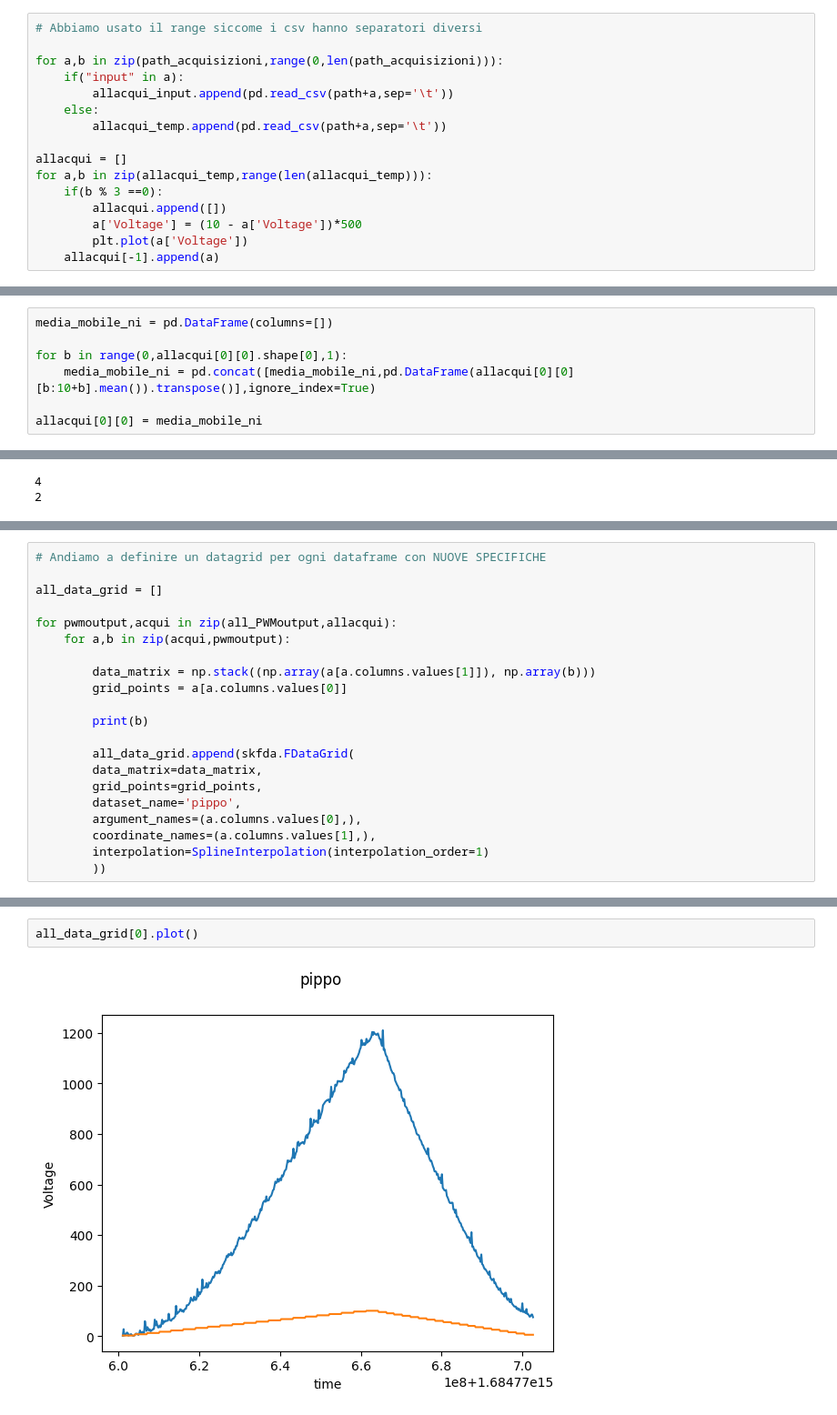
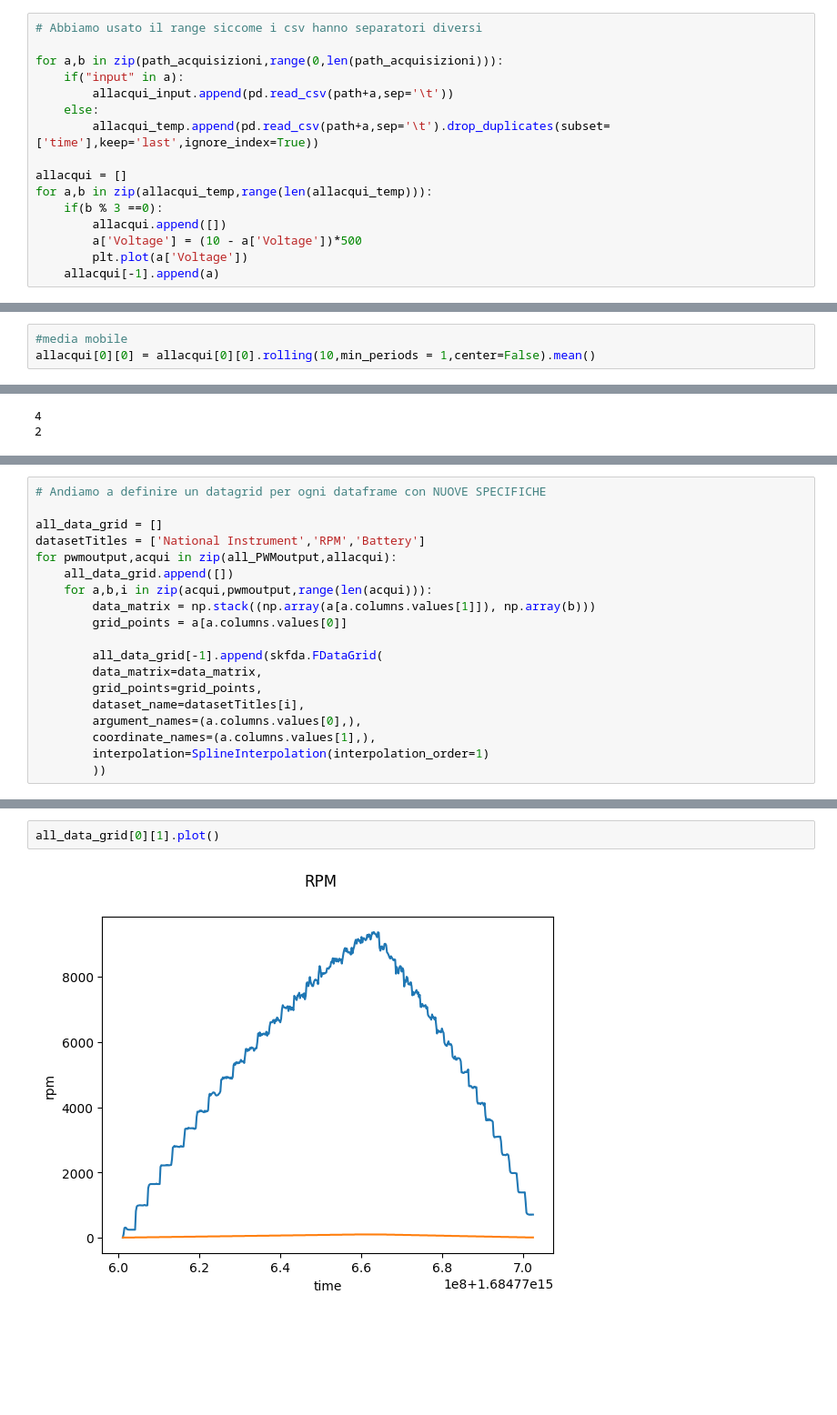
Before and after one commit to Simone-Scalella/Manutenzione_preventiva, a Jupyter notebook: analisi.ipynb, the cells around one changed output, grey strips where cells are left out. Shown at 91% size. Cells and saved outputs as stored; diff of their text form; blank space fills up the shorter version.

Commit message:
paramtrization and graph for all first acquirement

```diff
--- a/analisi.ipynb
+++ b/analisi.ipynb
@@ -30,7 +30,7 @@ for a,b in zip(path_acquisizioni,range(0,len(path_acquisizioni))):
     if("input" in a):
         allacqui_input.append(pd.read_csv(path+a,sep='\t'))
     else:
-        allacqui_temp.append(pd.read_csv(path+a,sep='\t'))
+        allacqui_temp.append(pd.read_csv(path+a,sep='\t').drop_duplicates(subset=['time'],keep='last',ignore_index=True))
 
 allacqui = []
 for a,b in zip(allacqui_temp,range(len(allacqui_temp))):
@@ -65,7 +64,0 @@ for a in range(len(allacqui[0])):
-# %%
-media_mobile_ni = pd.DataFrame(columns=[])
-
-for b in range(0,allacqui[0][0].shape[0],1):
-    media_mobile_ni = pd.concat([media_mobile_ni,pd.DataFrame(allacqui[0][0][b:10+b].mean()).transpose()],ignore_index=True)
-
-allacqui[0][0] = media_mobile_ni
@@ -72,3 +70,6 @@ allacqui[0][0] = media_mobile_ni
+# %%
+#media mobile
+allacqui[0][0] = allacqui[0][0].rolling(10,min_periods = 1,center=False).mean()
 # %%
 print(type(allacqui[0][0]))
 print(allacqui[0][0].head(10))
@@ -166,19 +167,17 @@ for pwmoutput,acqui in zip(all_PWMoutput,allacqui):
 # Andiamo a definire un datagrid per ogni dataframe con NUOVE SPECIFICHE
 
 all_data_grid = []
-
+datasetTitles = ['National Instrument','RPM','Battery']
 for pwmoutput,acqui in zip(all_PWMoutput,allacqui):
-    for a,b in zip(acqui,pwmoutput):
-
+    all_data_grid.append([])
+    for a,b,i in zip(acqui,pwmoutput,range(len(acqui))):
         data_matrix = np.stack((np.array(a[a.columns.values[1]]), np.array(b)))
         grid_points = a[a.columns.values[0]]
 
-        print(b)
-
-        all_data_grid.append(skfda.FDataGrid(
+        all_data_grid[-1].append(skfda.FDataGrid(
         data_matrix=data_matrix,
         grid_points=grid_points,
-        dataset_name='pippo',
+        dataset_name=datasetTitles[i],
         argument_names=(a.columns.values[0],),
         coordinate_names=(a.columns.values[1],),
         interpolation=SplineInterpolation(interpolation_order=1)
@@ -199,4 +190,4 @@ for pwmoutput,acqui in zip(all_PWMoutput,allacqui):
 # %%
-all_data_grid[0].plot()
+all_data_grid[0][1].plot()
 # %% [output]
-[figure, old version]
+[figure, new version]
```
Also changed, not shown: parts of 20 cells of this notebook.
